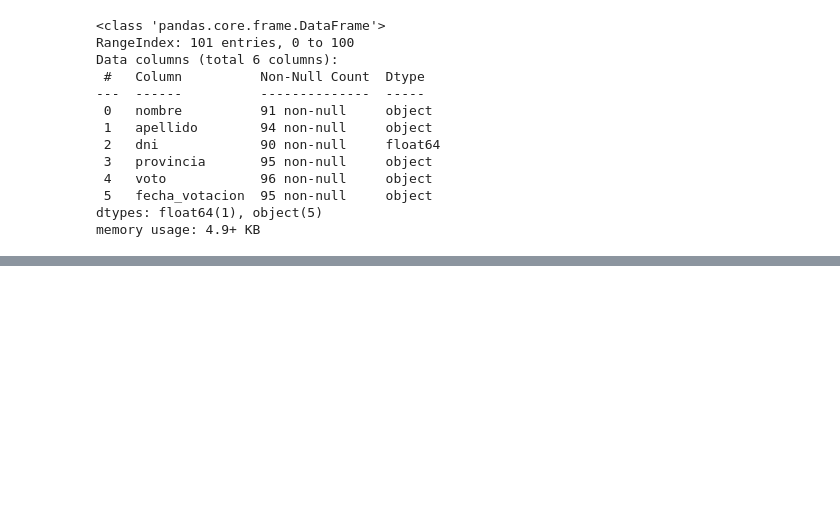
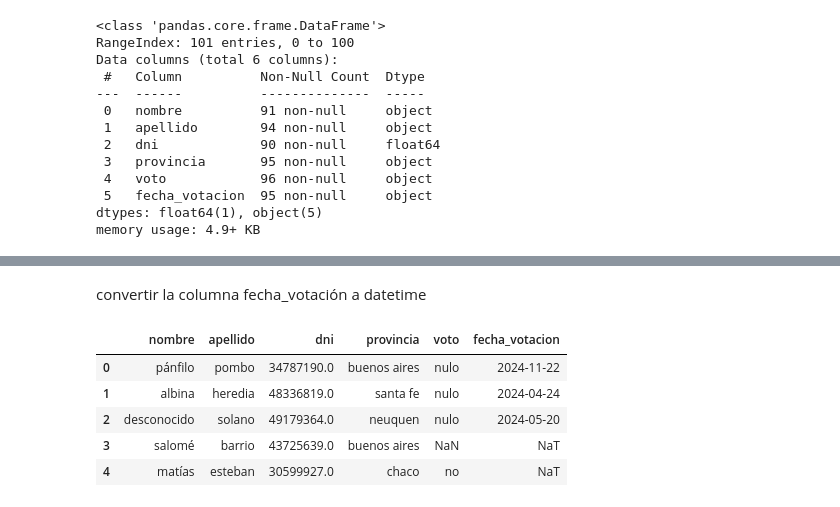
Before and after one commit to avilafelix998/parcial1_tlp3_felix_avila, a Jupyter notebook: main.ipynb, the cells around one changed output, grey strips where cells are left out. Cells and saved outputs as stored; diff of their text form; code cells hidden in the pictures; blank space fills up the shorter version.

```diff
--- a/main.ipynb
+++ b/main.ipynb
@@ -133,0 +187,12 @@ df.isnull().sum()
+# %% [markdown]
+convertir la columna fecha_votación a datetime
+# %%
+df["fecha_votacion"] = pd.to_datetime(df["fecha_votacion"], errors="coerce")
+df.head()
+# %% [output]
+|  | nombre | apellido | dni | provincia | voto | fecha_votacion |
+| 0 | pánfilo | pombo | 34787190.0 | buenos aires | nulo | 2024-11-22 |
+| 1 | albina | heredia | 48336819.0 | santa fe | nulo | 2024-04-24 |
+| 2 | desconocido | solano | 49179364.0 | neuquen | nulo | 2024-05-20 |
+| 3 | salomé | barrio | 43725639.0 | buenos aires | NaN | NaT |
+| 4 | matías | esteban | 30599927.0 | chaco | no | NaT |
```
Also changed, not shown: parts of 15 cells of this notebook.
